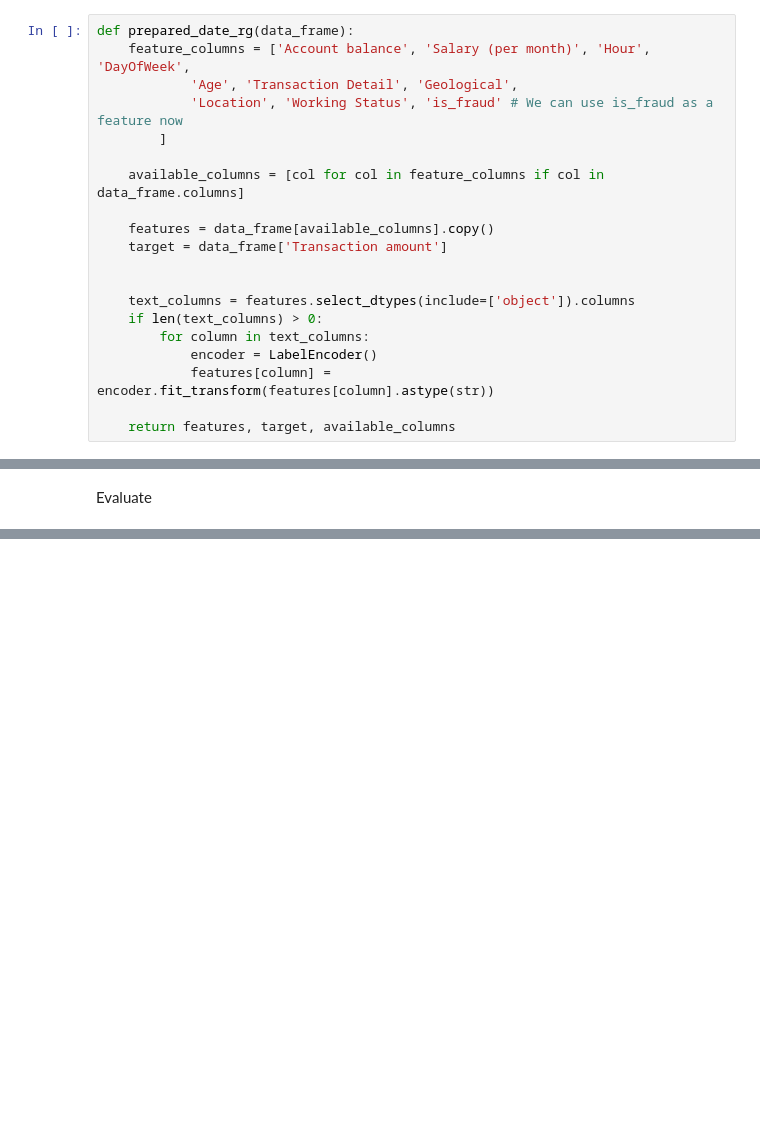
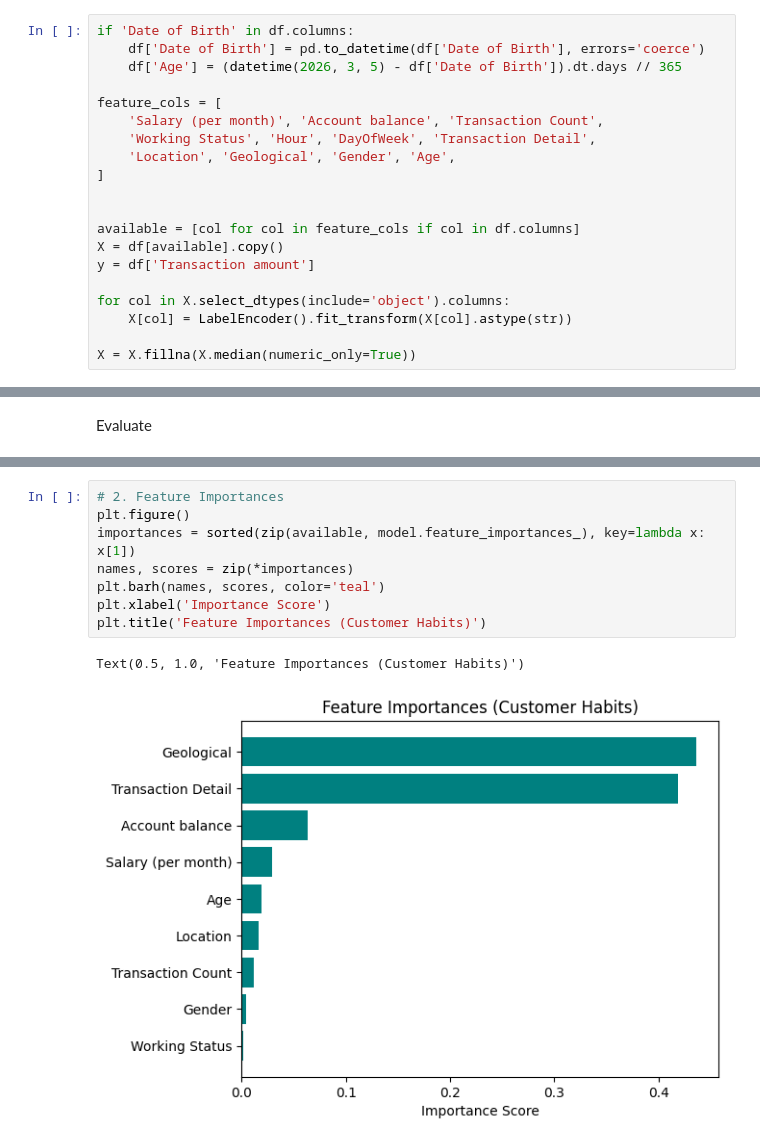
Before and after one commit to TranDuc511/ML-cos3049, a Jupyter notebook: ML/notebook/redregressor.ipynb, the cells around one changed output, grey strips where cells are left out. Saved outputs shown, nothing was run; the diff lists cells and outputs as text; blank space fills up the shorter version.

```diff
--- a/ML/notebook/redregressor.ipynb
+++ b/ML/notebook/redregressor.ipynb
@@ -28,25 +27,25 @@ data_frame.head()
 # %% [markdown]
 3 Select features and encrypting classified data (strings) into numbers
 # %%
-def prepared_date_rg(data_frame):
-    feature_columns = ['Account balance', 'Salary (per month)', 'Hour', 'DayOfWeek',
-            'Age', 'Transaction Detail', 'Geological',
-            'Location', 'Working Status', 'is_fraud' # We can use is_fraud as a feature now
-        ]
+if 'Date of Birth' in df.columns:
+    df['Date of Birth'] = pd.to_datetime(df['Date of Birth'], errors='coerce')
+    df['Age'] = (datetime(2026, 3, 5) - df['Date of Birth']).dt.days // 365
 
-    available_columns = [col for col in feature_columns if col in data_frame.columns]
-
-    features = data_frame[available_columns].copy()
-    target = data_frame['Transaction amount']
+feature_cols = [
+    'Salary (per month)', 'Account balance', 'Transaction Count',
+    'Working Status', 'Hour', 'DayOfWeek', 'Transaction Detail',
+    'Location', 'Geological', 'Gender', 'Age',
+]
 
 
-    text_columns = features.select_dtypes(include=['object']).columns
-    if len(text_columns) > 0:
-        for column in text_columns:
-            encoder = LabelEncoder()
-            features[column] = encoder.fit_transform(features[column].astype(str))
+available = [col for col in feature_cols if col in df.columns]
+X = df[available].copy()
+y = df['Transaction amount']
 
-    return features, target, available_columns
+for col in X.select_dtypes(include='object').columns:
+    X[col] = LabelEncoder().fit_transform(X[col].astype(str))
+
+X = X.fillna(X.median(numeric_only=True))
 # %% [markdown]
 Train model
 # %%
@@ -75,0 +101,11 @@ R-squared (R2): 0.86
+# %%
+# 2. Feature Importances
+plt.figure()
+importances = sorted(zip(available, model.feature_importances_), key=lambda x: x[1])
+names, scores = zip(*importances)
+plt.barh(names, scores, color='teal')
+plt.xlabel('Importance Score')
+plt.title('Feature Importances (Customer Habits)')
+# %% [output]
+Text(0.5, 1.0, 'Feature Importances (Customer Habits)')
+[figure, added]
```
Also changed, not shown: parts of 8 cells of this notebook.
